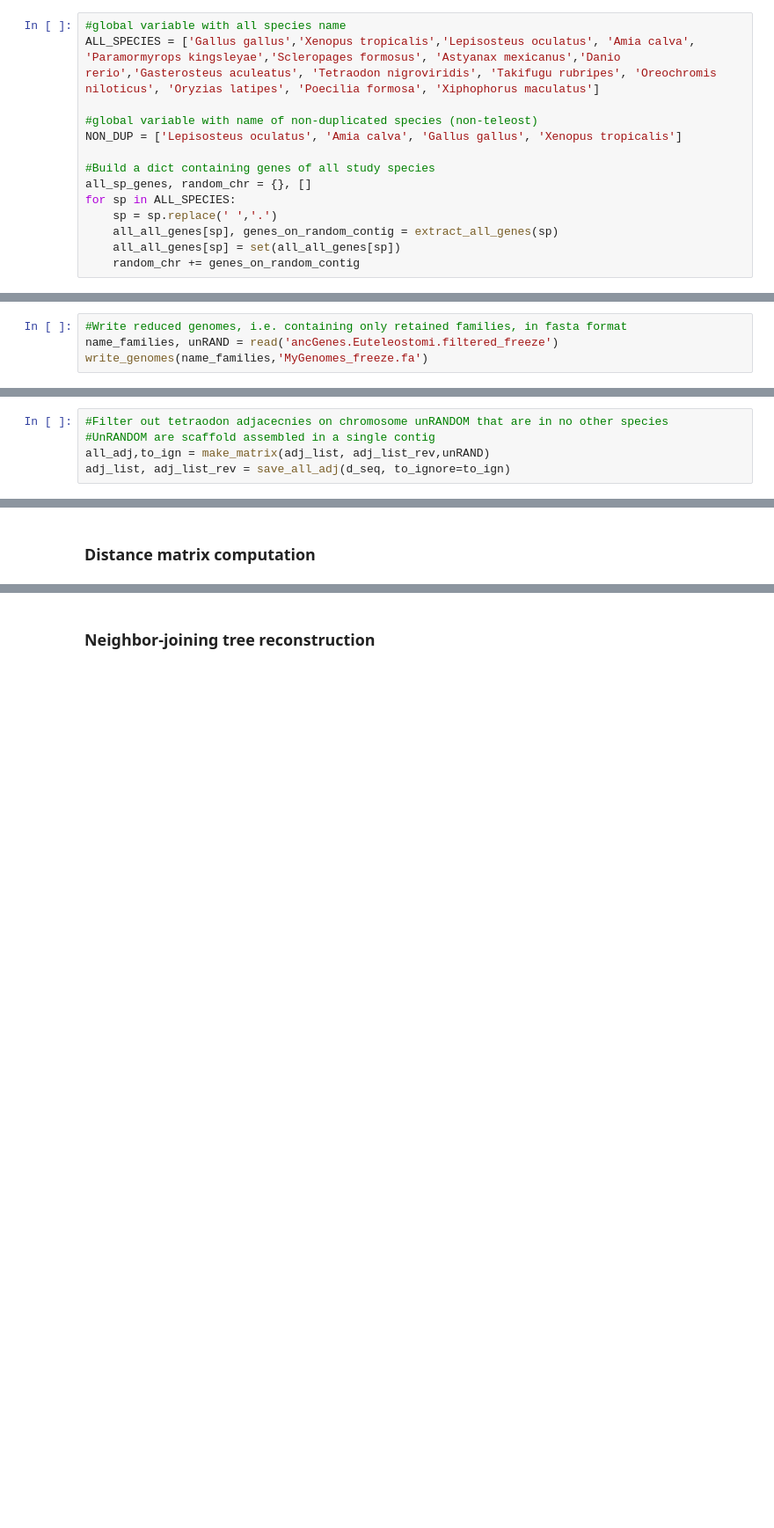
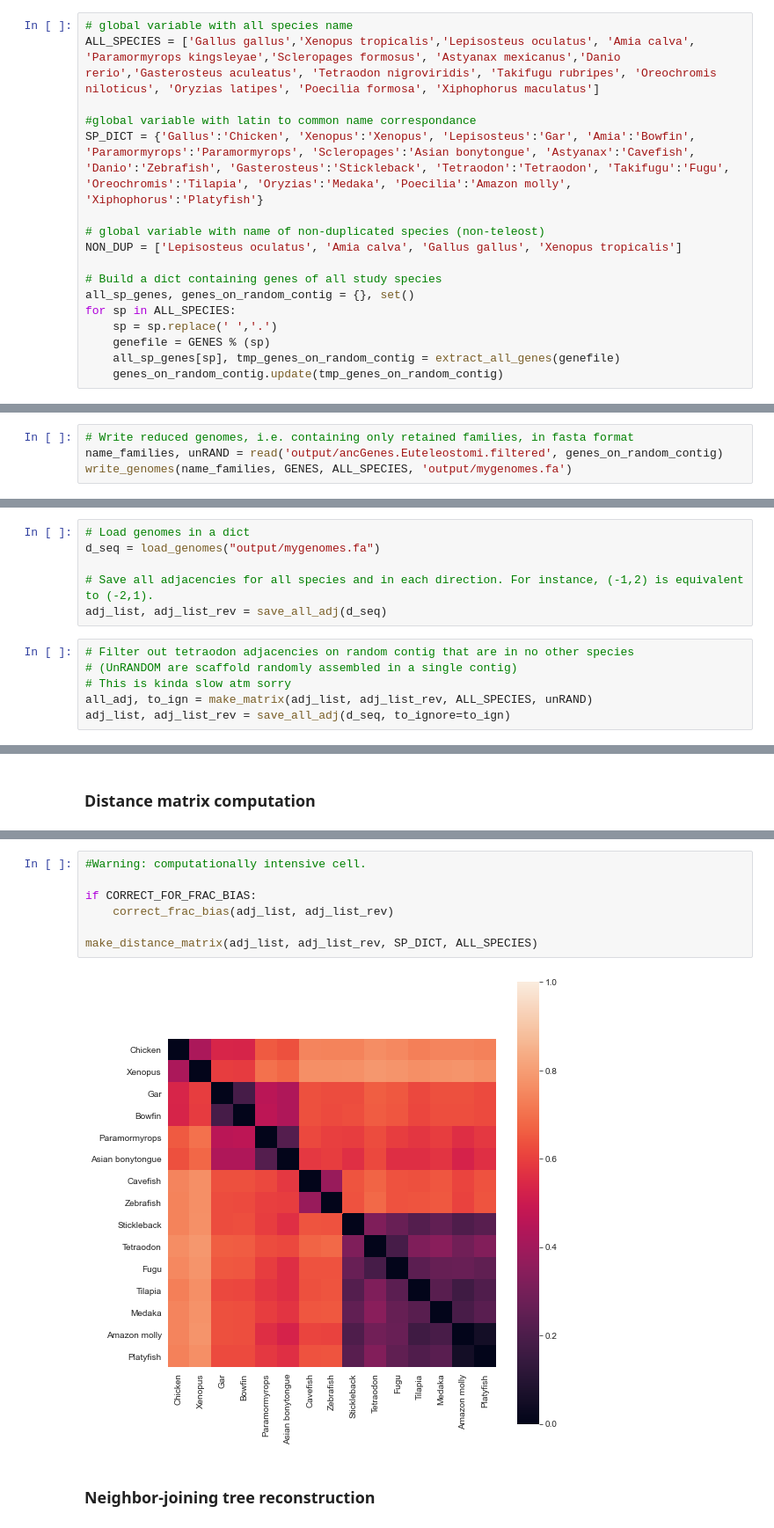
Before and after one commit to DyogenIBENS/BowfinGOPhylogeny, a Jupyter notebook: gene_order_phylogeny.ipynb, the cells around one changed output, grey strips where cells are left out. Shown: that part at 88% size. Saved outputs shown, nothing was run; the diff lists cells and outputs as text; blank space fills up the shorter version.

```diff
--- a/gene_order_phylogeny.ipynb
+++ b/gene_order_phylogeny.ipynb
@@ -72,15 +109,18 @@ Description
 # %%
-#global variable with all species name
+# global variable with all species name
 ALL_SPECIES = ['Gallus gallus','Xenopus tropicalis','Lepisosteus oculatus', 'Amia calva', 'Paramormyrops kingsleyae','Scleropages formosus', 'Astyanax mexicanus','Danio rerio','Gasterosteus aculeatus', 'Tetraodon nigroviridis', 'Takifugu rubripes', 'Oreochromis niloticus', 'Oryzias latipes', 'Poecilia formosa', 'Xiphophorus maculatus']
 
-#global variable with name of non-duplicated species (non-teleost)
+#global variable with latin to common name correspondance
+SP_DICT = {'Gallus':'Chicken', 'Xenopus':'Xenopus', 'Lepisosteus':'Gar', 'Amia':'Bowfin', 'Paramormyrops':'Paramormyrops', 'Scleropages':'Asian bonytongue', 'Astyanax':'Cavefish', 'Danio':'Zebrafish', 'Gasterosteus':'Stickleback', 'Tetraodon':'Tetraodon', 'Takifugu':'Fugu', 'Oreochromis':'Tilapia', 'Oryzias':'Medaka', 'Poecilia':'Amazon molly', 'Xiphophorus':'Platyfish'}
+
+# global variable with name of non-duplicated species (non-teleost)
 NON_DUP = ['Lepisosteus oculatus', 'Amia calva', 'Gallus gallus', 'Xenopus tropicalis']
 
-#Build a dict containing genes of all study species
-all_sp_genes, random_chr = {}, []
+# Build a dict containing genes of all study species
+all_sp_genes, genes_on_random_contig = {}, set()
 for sp in ALL_SPECIES:
     sp = sp.replace(' ','.')
-    all_all_genes[sp], genes_on_random_contig = extract_all_genes(sp)
-    all_all_genes[sp] = set(all_all_genes[sp])
-    random_chr += genes_on_random_contig
+    genefile = GENES % (sp)
+    all_sp_genes[sp], tmp_genes_on_random_contig = extract_all_genes(genefile)
+    genes_on_random_contig.update(tmp_genes_on_random_contig)
 # %%
@@ -89,6 +132,6 @@ filter_families(all_sp_genes, NON_DUP, 'ancGenes.Euteleostomi.filtered')
 # %%
-#Write reduced genomes, i.e. containing only retained families, in fasta format
-name_families, unRAND = read('ancGenes.Euteleostomi.filtered_freeze')
-write_genomes(name_families,'MyGenomes_freeze.fa')
+# Write reduced genomes, i.e. containing only retained families, in fasta format
+name_families, unRAND = read('output/ancGenes.Euteleostomi.filtered', genes_on_random_contig)
+write_genomes(name_families, GENES, ALL_SPECIES, 'output/mygenomes.fa')
 # %% [markdown]
 ### Adjacencies extraction <a name="adjacencies-extraction"></a>
@@ -98,5 +140,12 @@ adj_list, adj_list_rev = save_all_adj(d_seq)
+# %%
+# Load genomes in a dict
+d_seq = load_genomes("output/mygenomes.fa")
+
+# Save all adjacencies for all species and in each direction. For instance, (-1,2) is equivalent to (-2,1).
+adj_list, adj_list_rev = save_all_adj(d_seq)
 # %%
-#Filter out tetraodon adjacecnies on chromosome unRANDOM that are in no other species
-#UnRANDOM are scaffold assembled in a single contig
-all_adj,to_ign = make_matrix(adj_list, adj_list_rev,unRAND)
+# Filter out tetraodon adjacencies on random contig that are in no other species
+# (UnRANDOM are scaffold randomly assembled in a single contig)
+# This is kinda slow atm sorry
+all_adj, to_ign = make_matrix(adj_list, adj_list_rev, ALL_SPECIES, unRAND)
 adj_list, adj_list_rev = save_all_adj(d_seq, to_ignore=to_ign)
@@ -107,2 +169,11 @@ make_distance_matrix(adj_list, adj_list_rev, SP_DICT, name=NAME)
+# %%
+#Warning: computationally intensive cell.
+
+if CORRECT_FOR_FRAC_BIAS:
+    correct_frac_bias(adj_list, adj_list_rev)
+
+make_distance_matrix(adj_list, adj_list_rev, SP_DICT, ALL_SPECIES)
+# %% [output]
+[figure, added]
 # %% [markdown]
 ### Neighbor-joining tree reconstruction <a name="neighbor-joining-tree-reconstruction"></a>
```
Also changed, not shown: parts of 31 cells of this notebook, 5 other files.
